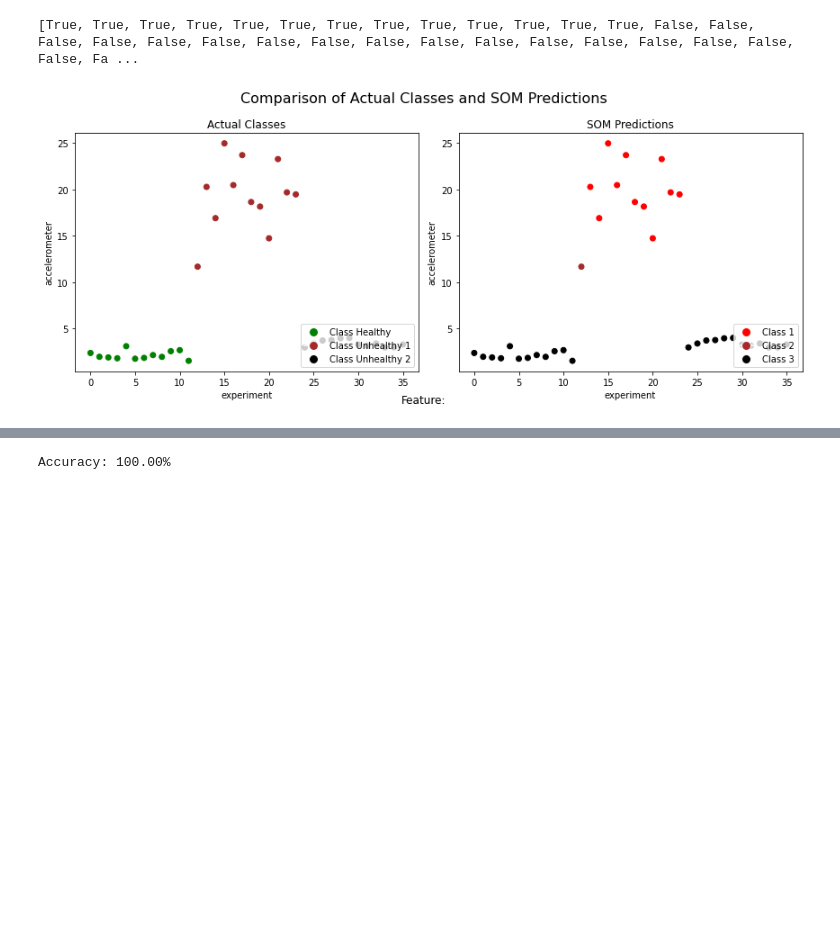
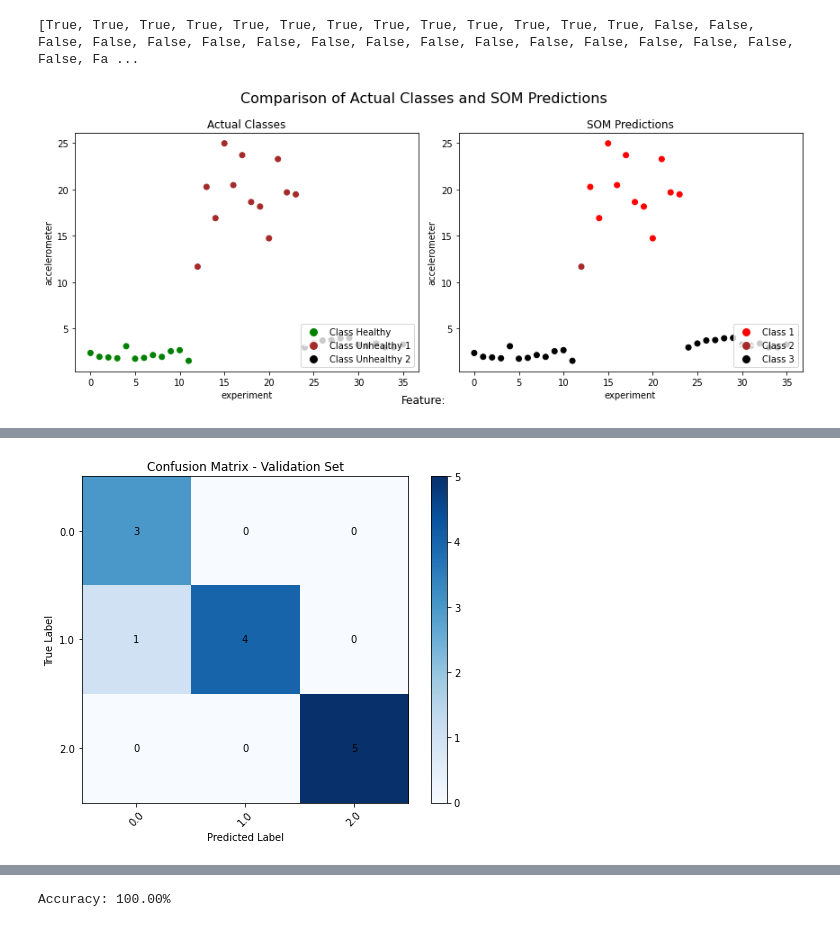
Before and after one commit to AmandaRosa/Rotor_Bearing, a Jupyter notebook: Rotor_bearing_cluster_and_classification_Dataset11.ipynb, the cells around one changed output, grey strips where cells are left out. Cells and saved outputs as stored; diff of their text form; code cells hidden in the pictures; blank space fills up the shorter version.

```diff
--- a/Rotor_bearing_cluster_and_classification_Dataset11.ipynb
+++ b/Rotor_bearing_cluster_and_classification_Dataset11.ipynb
@@ -362,18 +362,27 @@ from sklearn.neural_network import MLPClassifier
 from sklearn.model_selection import train_test_split
 from sklearn.metrics import accuracy_score, classification_report
 from sklearn.preprocessing import StandardScaler
+from sklearn.metrics import confusion_matrix, roc_curve, auc
+import numpy as np
+import matplotlib.pyplot as plt
+from sklearn.metrics import roc_curve, auc
+from sklearn.preprocessing import StandardScaler, label_binarize
+from sklearn.neural_network import MLPClassifier
+from sklearn.model_selection import train_test_split
+from sklearn.metrics import accuracy_score, classification_report
+from sklearn.multiclass import OneVsRestClassifier
 
 X = features_list[:,0:2]
 y = features_list[:,-1]
 
 # Split the data into training, validation, and testing sets
-X_train, X_temp, y_train, y_temp = train_test_split(X, y, test_size=0.3, random_state=42)
-X_val, X_test, y_val, y_test = train_test_split(X_temp, y_temp, test_size=0.5, random_state=42)
+X_train, X_test, y_train, y_test = train_test_split(X, y, test_size=0.35, random_state=42)
+# X_val, X_test, y_val, y_test = train_test_split(X_temp, y_temp, test_size=0.8, random_state=42)
 
 # Standardize the features (important for neural networks)
 scaler = StandardScaler()
 X_train = scaler.fit_transform(X_train)
-X_val = scaler.transform(X_val)
+# X_val = scaler.transform(X_val)
 X_test = scaler.transform(X_test)
 
 # Create an MLP classifier
@@ -383,16 +392,16 @@ mlp_classifier = MLPClassifier(hidden_layer_sizes=(10,30,30,10), max_iter=1000,
 mlp_classifier.fit(X_train, y_train)
 
 # Make predictions on the validation data
-y_val_pred = mlp_classifier.predict(X_val)
+# y_val_pred = mlp_classifier.predict(X_val)
 
 # Evaluate the model on the validation set
-val_accuracy = accuracy_score(y_val, y_val_pred)
-val_classification_rep = classification_report(y_val, y_val_pred)
+# val_accuracy = accuracy_score(y_val, y_val_pred)
+# val_classification_rep = classification_report(y_val, y_val_pred)
 
-# Print the validation results
-print("Validation Results:")
-print(f"Accuracy: {val_accuracy}")
-print("Classification Report:\n", val_classification_rep)
+# # Print the validation results
+# print("Validation Results:")
+# print(f"Accuracy: {val_accuracy}")
+# print("Classification Report:\n", val_classification_rep)
 
 # Make predictions on the testing data
 y_test_pred = mlp_classifier.predict(X_test)
@@ -405,4 +414,57 @@ test_classification_rep = classification_report(y_test, y_test_pred)
 print("\nTesting Results:")
 print(f"Accuracy: {test_accuracy}")
 print("Classification Report:\n", test_classification_rep)
+
+# Plot Confusion Matrix for Validation Set
+conf_matrix_test = confusion_matrix(y_test, y_test_pred)
+
+plt.figure(figsize=(8, 6))
+plt.imshow(conf_matrix_test, interpolation='nearest', cmap=plt.cm.Blues)
+plt.title('Confusion Matrix - Validation Set')
+plt.colorbar()
+
+classes = list(set(y))
+tick_marks = np.arange(len(classes))
+plt.xticks(tick_marks, classes, rotation=45)
+plt.yticks(tick_marks, classes)
+
+plt.xlabel('Predicted Label')
+plt.ylabel('True Label')
+
+for i in range(len(classes)):
+    for j in range(len(classes)):
+        plt.text(j, i, str(conf_matrix_test[i, j]), ha='center', va='center')
+
+plt.show()
+
+# Convert labels to binary format for the ROC curve
+y_val_bin = label_binarize(y_test, classes=np.unique(y))
+
+# Create a OneVsRestClassifier for ROC curve
+classifier_ovr = OneVsRestClassifier(mlp_classifier)
+y_val_score = classifier_ovr.fit(X_train, y_train).predict_proba(X_test)
+
+# Compute ROC curve and ROC area for each class
+fpr = dict()
+tpr = dict()
+roc_auc = dict()
+
+for i in range(len(np.unique(y))):
+    fpr[i], tpr[i], _ = roc_curve(y_val_bin[:, i], y_val_score[:, i])
+    roc_auc[i] = auc(fpr[i], tpr[i])
+
+# Plot ROC curve for each class
+plt.figure(figsize=(8, 6))
+for i in range(len(np.unique(y))):
+    plt.plot(fpr[i], tpr[i], lw=2, label=f'ROC curve (AUC = {roc_auc[i]:.2f}) for Class {i}')
+
+plt.plot([0, 1], [0, 1], color='navy', lw=2, linestyle='--')
+plt.xlim([0.0, 1.0])
+plt.ylim([0.0, 1.05])
+plt.xlabel('False Positive Rate')
+plt.ylabel('True Positive Rate')
+plt.title('Receiver Operating Characteristic - Validation Set')
+plt.legend(loc="lower right")
+
+plt.show()
 # %% [output]
@@ -425,0 +483 @@ weighted avg       1.00      1.00      1.00         6
+[figure, added]
```
Also changed, not shown: parts of 3 cells of this notebook, 2 other files.
